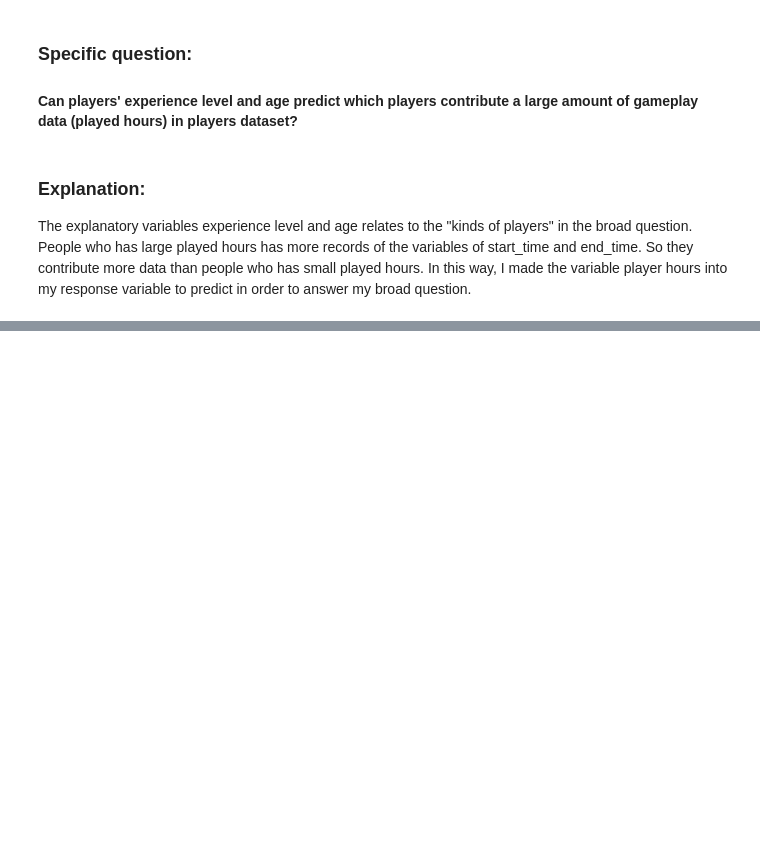
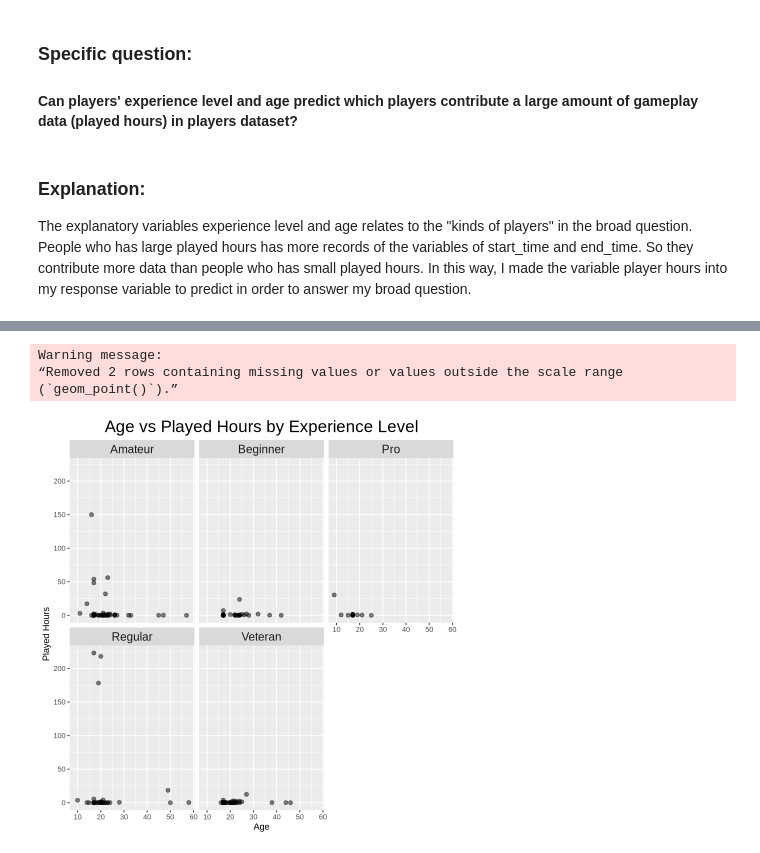
Before and after one commit to EllaZhang-8/dsci100_project-planning, a Jupyter notebook: project_planning.ipynb, the cells around one changed output, grey strips where cells are left out. Saved outputs shown, nothing was run; the diff lists cells and outputs as text; code cells hidden in the pictures; blank space fills up the shorter version.

```diff
--- a/project_planning.ipynb
+++ b/project_planning.ipynb
@@ -220,0 +359,15 @@ The explanatory variables experience level and age relates to the "kinds of play
+# %%
+mixed <- ggplot(players, aes(x = Age, y = played_hours)) +
+    geom_point(alpha = 0.5, size = 2) +
+    facet_wrap(~ experience) +
+    labs(x = "Age",
+        y = "Played Hours",
+        title = "Age vs Played Hours by Experience Level") +
+    theme(plot.title = element_text(size = 20, hjust = 0.5),
+        strip.text = element_text(size = 14))
+mixed
+# %% [output]
+Warning message:
+“Removed 2 rows containing missing values or values outside the scale range
+(`geom_point()`).”
+[figure, added]
```
Also changed, not shown: parts of 13 cells of this notebook.
